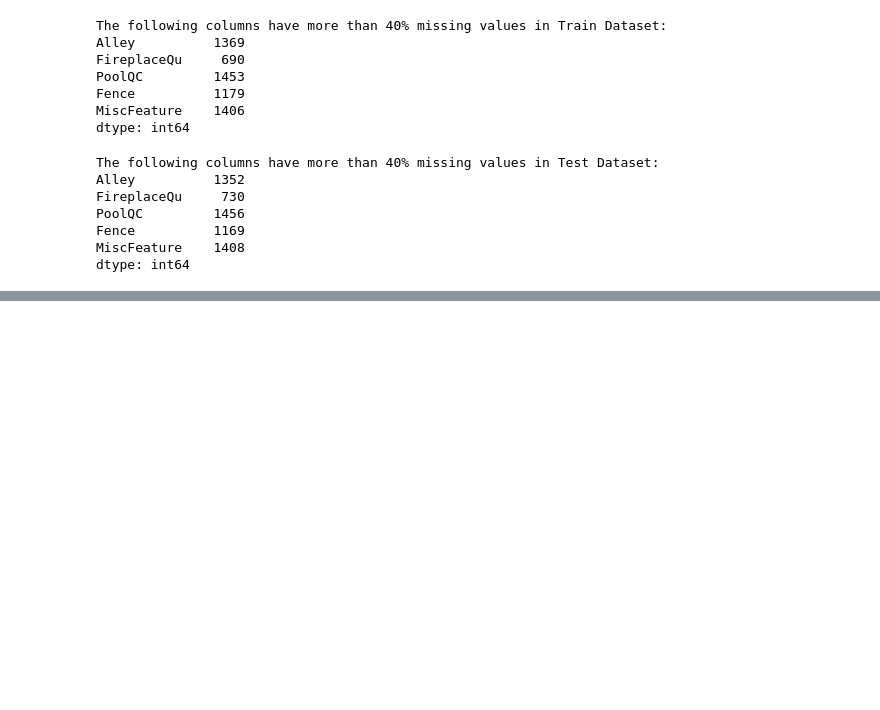
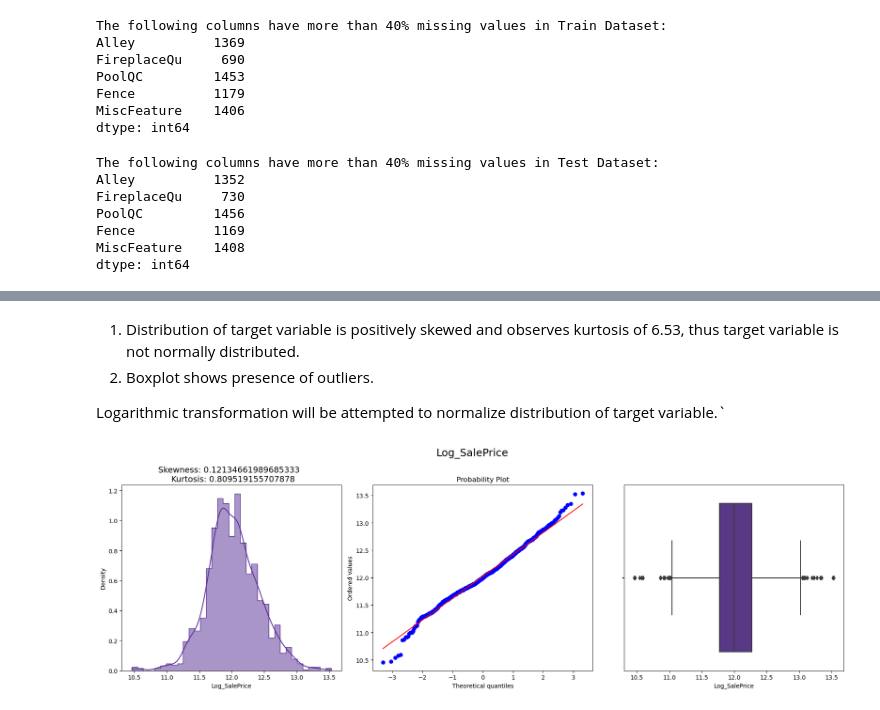
Before and after one commit to DerekHypo/Final_Project, a Jupyter notebook: HousePrices_EDA_V2.ipynb, the cells around one changed output, grey strips where cells are left out. Drawn from its saved outputs; the diff is of its cells as text; code cells hidden in the pictures; blank space fills up the shorter version.

Commit message:
Add files via upload
V2.1:
1. Finished code for missing value treatment.
2. Finished correlation analysis for numerical variables.
3. Started variance analysis for categorical variables.

```diff
--- a/HousePrices_EDA_V2.ipynb
+++ b/HousePrices_EDA_V2.ipynb
@@ -184,0 +247,10 @@ MiscFeature 1
+# %% [markdown]
+1. Distribution of target variable is positively skewed and observes kurtosis of 6.53, thus target variable is not normally distributed.
+2. Boxplot shows presence of outliers.
+
+Logarithmic transformation will be attempted to normalize distribution of target variable.`
+# %%
+train['Log_SalePrice'] = np.log1p(train.SalePrice)
+targe_plot('Log_SalePrice')
+# %% [output]
+[figure, added]
```
Also changed, not shown: parts of 21 cells of this notebook.
